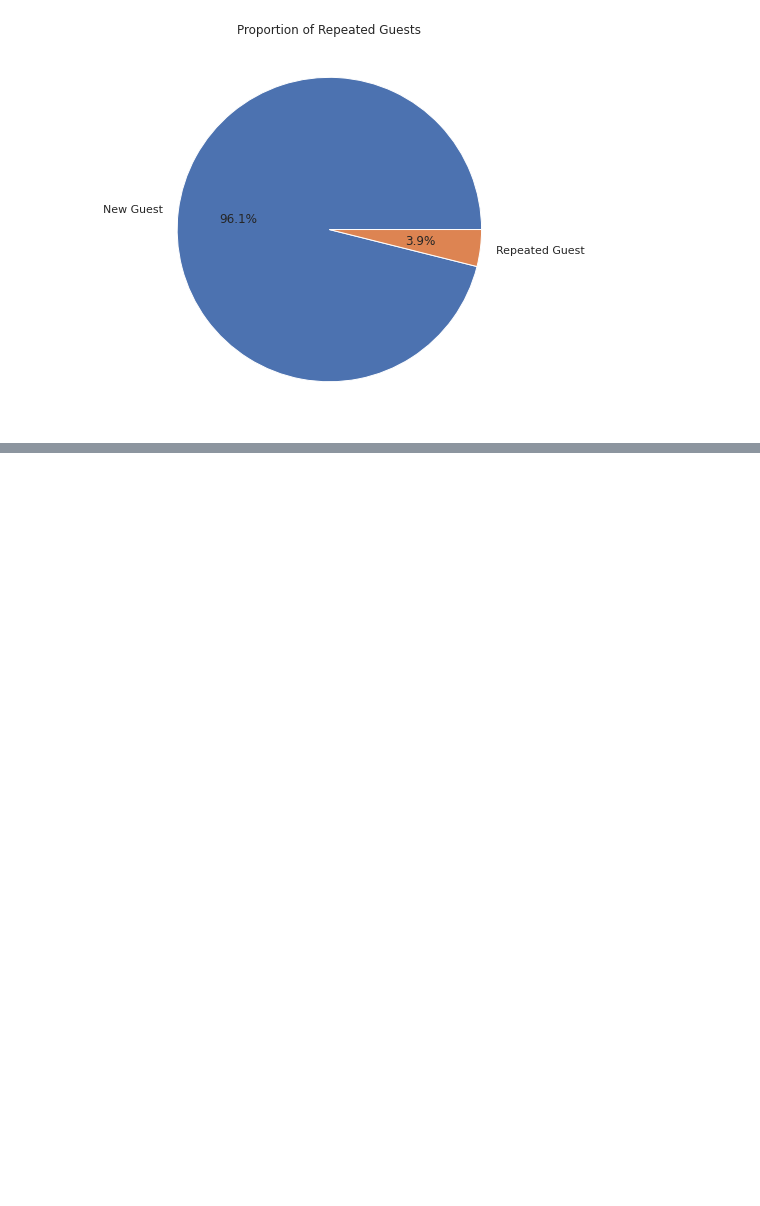
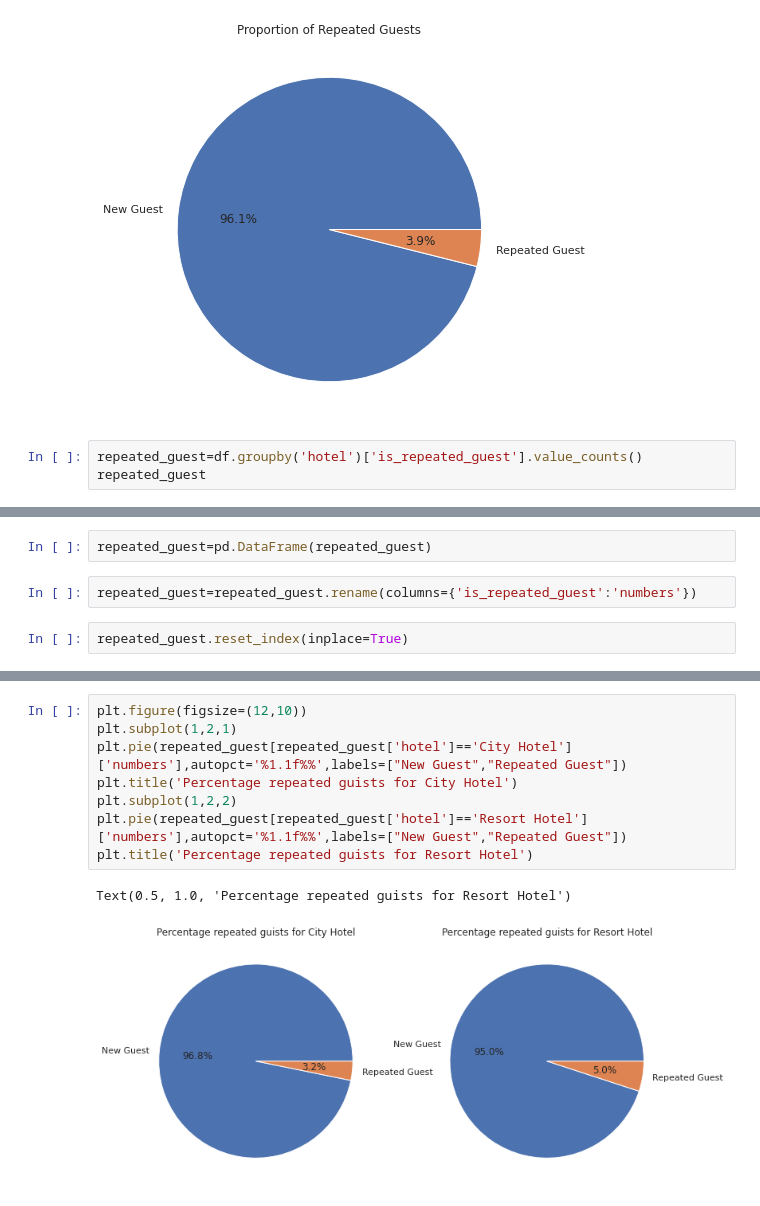
Before and after one commit to shivakumar17/hotel-booking, a Jupyter notebook: Hotel_Booking_Analysis_Capstone_Project.ipynb, the cells around one changed output, grey strips where cells are left out. Saved outputs shown, nothing was run; the diff lists cells and outputs as text; blank space fills up the shorter version.

```diff
--- a/Hotel_Booking_Analysis_Capstone_Project.ipynb
+++ b/Hotel_Booking_Analysis_Capstone_Project.ipynb
@@ -623,3 +623,6 @@ plt.title ("Proportion of Repeated Guests")
 # %% [output]
 Text(0.5, 1.0, 'Proportion of Repeated Guests')
 [figure]
+# %%
+repeated_guest=df.groupby('hotel')['is_repeated_guest'].value_counts()
+repeated_guest
@@ -625,0 +636,6 @@ Text(0.5, 1.0, 'Proportion of Repeated Guests')
+# %%
+repeated_guest=pd.DataFrame(repeated_guest)
+# %%
+repeated_guest=repeated_guest.rename(columns={'is_repeated_guest':'numbers'})
+# %%
+repeated_guest.reset_index(inplace=True)
@@ -625,0 +658,11 @@ Text(0.5, 1.0, 'Proportion of Repeated Guests')
+# %%
+plt.figure(figsize=(12,10))
+plt.subplot(1,2,1)
+plt.pie(repeated_guest[repeated_guest['hotel']=='City Hotel']['numbers'],autopct='%1.1f%%',labels=["New Guest","Repeated Guest"])
+plt.title('Percentage repeated guists for City Hotel')
+plt.subplot(1,2,2)
+plt.pie(repeated_guest[repeated_guest['hotel']=='Resort Hotel']['numbers'],autopct='%1.1f%%',labels=["New Guest","Repeated Guest"])
+plt.title('Percentage repeated guists for Resort Hotel')
+# %% [output]
+Text(0.5, 1.0, 'Percentage repeated guists for Resort Hotel')
+[figure, added]
```
Also changed, not shown: parts of 36 cells of this notebook.
